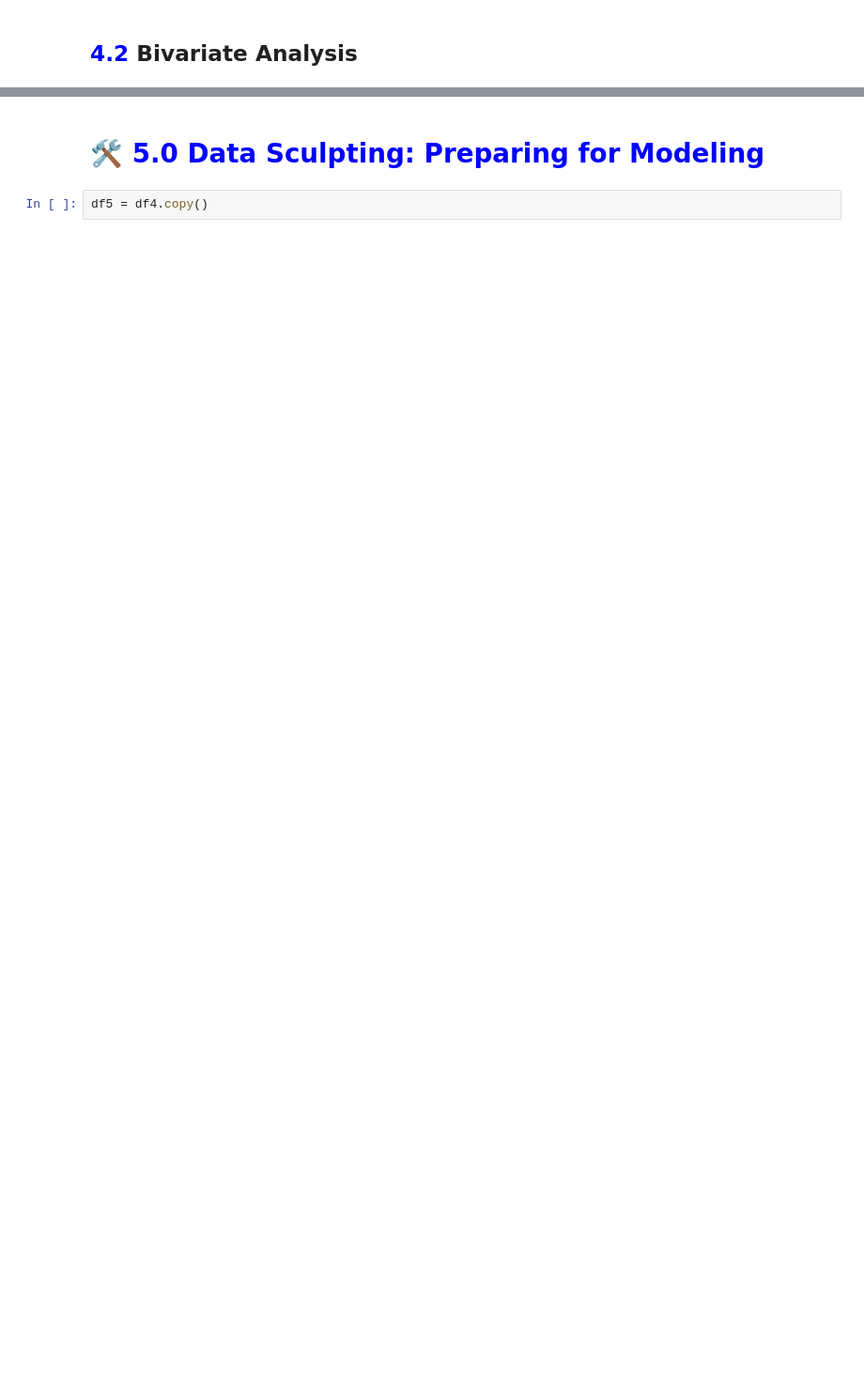
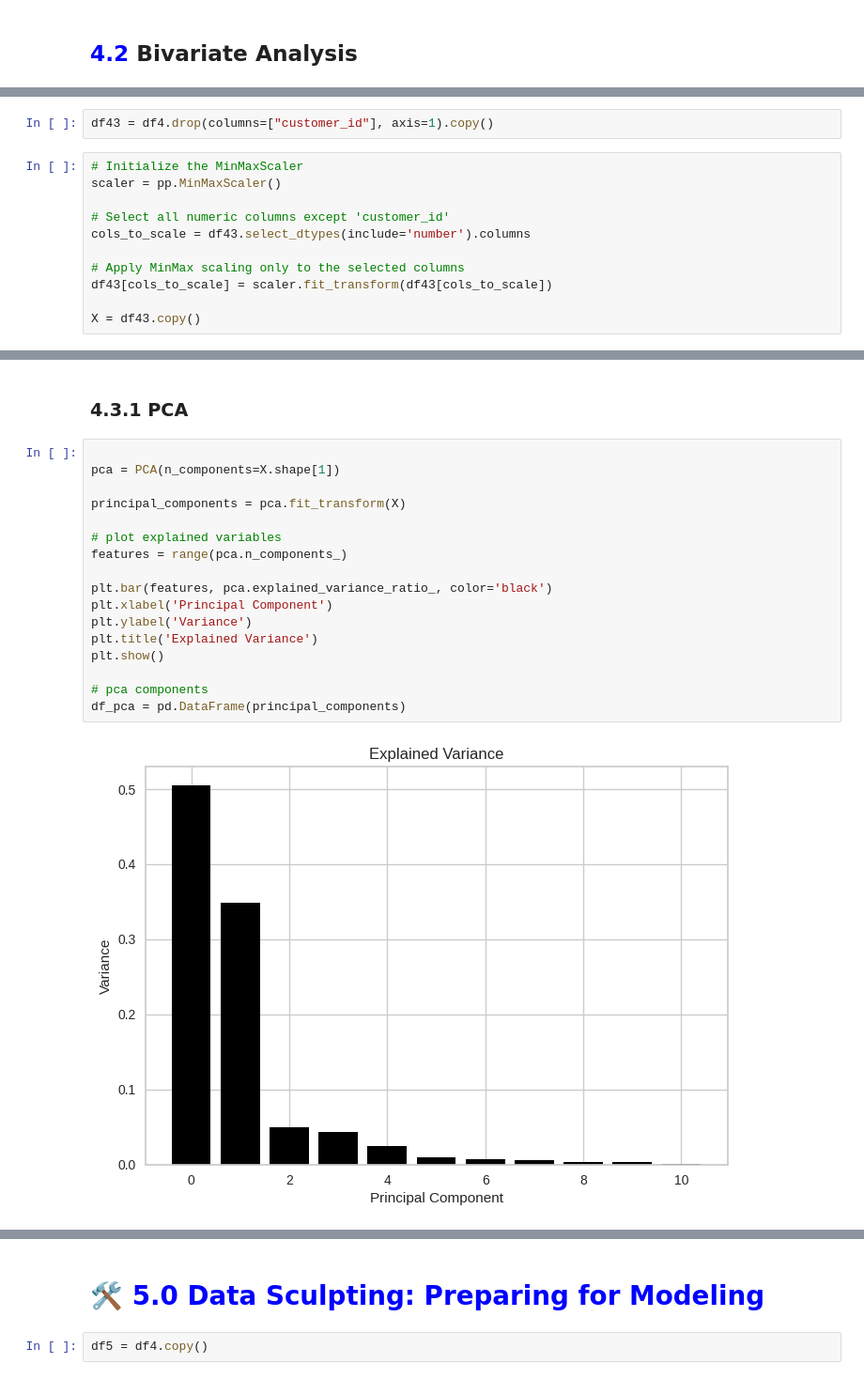
Before and after one commit to Leonamrsm/insiders_clustering, a Jupyter notebook: notebooks/c04_lr_feature_engineering_II.ipynb, the cells around one changed output, grey strips where cells are left out. Shown at 94% size. Drawn from its saved outputs; the diff is of its cells as text; blank space fills up the shorter version.

```diff
--- a/notebooks/c04_lr_feature_engineering_II.ipynb
+++ b/notebooks/c04_lr_feature_engineering_II.ipynb
@@ -761,0 +909,13 @@ dtype: int64
+# %%
+df43 = df4.drop(columns=["customer_id"], axis=1).copy()
+# %%
+# Initialize the MinMaxScaler
+scaler = pp.MinMaxScaler()
+
+# Select all numeric columns except 'customer_id'
+cols_to_scale = df43.select_dtypes(include='number').columns
+
+# Apply MinMax scaling only to the selected columns
+df43[cols_to_scale] = scaler.fit_transform(df43[cols_to_scale])
+
+X = df43.copy()
@@ -761,0 +938,21 @@ dtype: int64
+# %% [markdown]
+### 4.3.1 PCA
+# %%
+
+pca = PCA(n_components=X.shape[1])
+
+principal_components = pca.fit_transform(X)
+
+# plot explained variables
+features = range(pca.n_components_)
+
+plt.bar(features, pca.explained_variance_ratio_, color='black')
+plt.xlabel('Principal Component')
+plt.ylabel('Variance')
+plt.title('Explained Variance')
+plt.show()
+
+# pca components
+df_pca = pd.DataFrame(principal_components)
+# %% [output]
+[figure, added]
```
Also changed, not shown: parts of 45 cells of this notebook.
